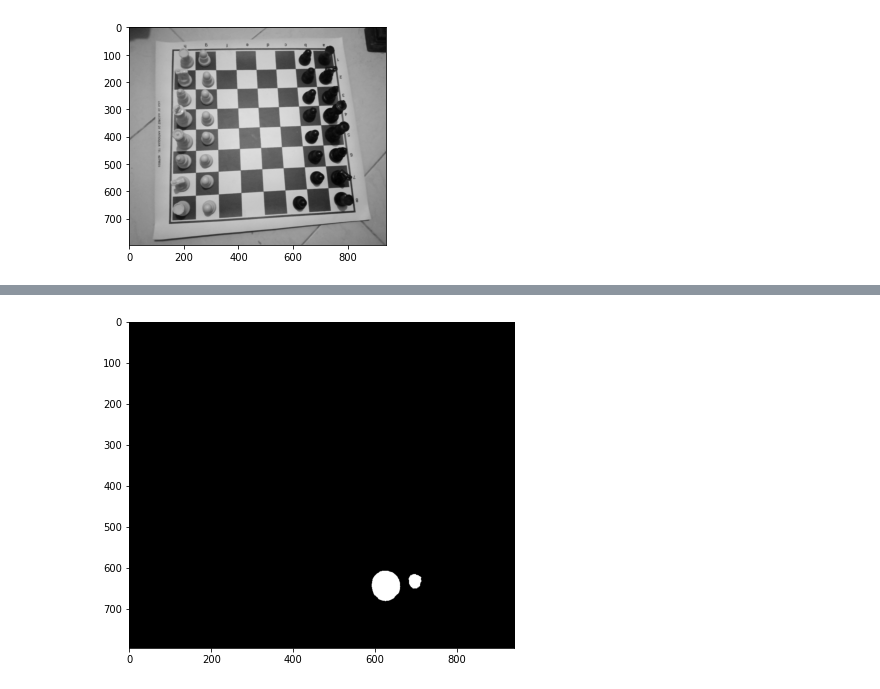
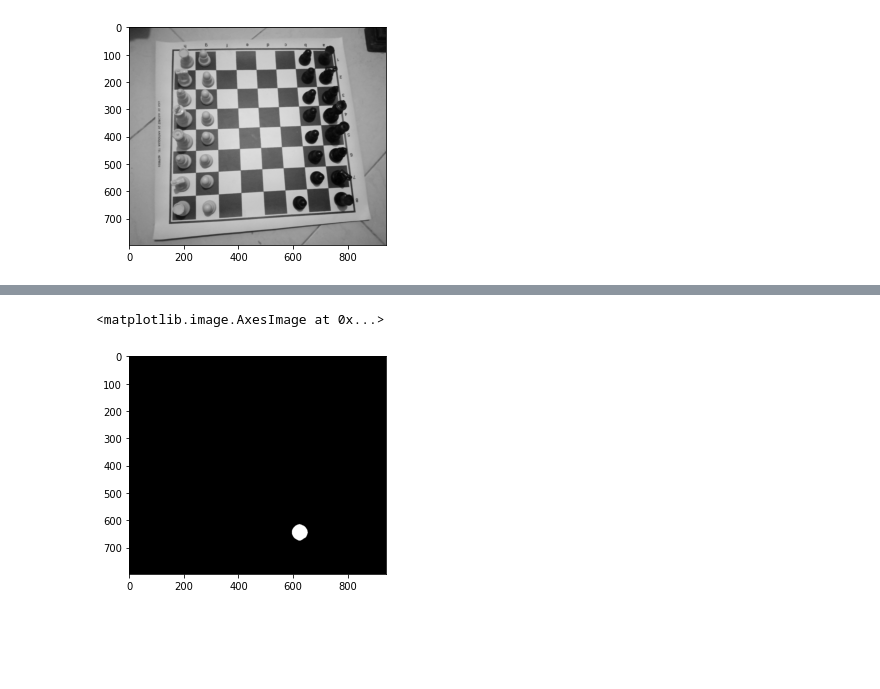
Before and after one commit to SantiagoGuiral/ress, a Jupyter notebook: pruebas/framediff.ipynb, the cells around one changed output, grey strips where cells are left out. Cells and saved outputs as stored; diff of their text form; code cells hidden in the pictures; blank space fills up the shorter version.

Commit message:
test for frame diff

```diff
--- a/pruebas/framediff.ipynb
+++ b/pruebas/framediff.ipynb
@@ -23,14 +8,14 @@ se puede ver que es difícil distinguir entre la pieza movida, demás piezas y c
 # %%
 #imagen1 en escala de grises
-im1gray=cv2.cvtColor(im1,cv2.COLOR_BGR2GRAY)
-plt.imshow(im1gray,cmap="gray")
+prev_frame=cv2.cvtColor(im1,cv2.COLOR_BGR2GRAY)
+plt.imshow(prev_frame,cmap="gray")
 # %% [output]
 <matplotlib.image.AxesImage at 0x...>
 [figure]
 # %%
 # imagen 2 en escala de grises (movimiento de peón negro de casilla verde a blanca)
-im2gray=cv2.cvtColor(im2,cv2.COLOR_BGR2GRAY)
-plt.imshow(im2gray,cmap="gray")
+frame=cv2.cvtColor(im2,cv2.COLOR_BGR2GRAY)
+plt.imshow(frame,cmap="gray")
 # %% [output]
 <matplotlib.image.AxesImage at 0x...>
 [figure]
@@ -70,0 +22,6 @@ Se puede ver que ahora es mucho más facil aplicar un umbral de decisión donde
+# %%
+prev_blur = cv2.blur(prev_frame, (33, 33), 1)
+blur = cv2.blur(frame, (33, 33), 1)
+# %%
+diff = cv2.absdiff(prev_blur, blur)
+plt.imshow(diff, cmap='gray')
@@ -71,7 +31,6 @@ Se puede ver que ahora es mucho más facil aplicar un umbral de decisión donde
 # %%
-out=cv2.threshold(src=subf, thresh=22, maxval=255, type=cv2.THRESH_BINARY)[1]
-plt.figure(figsize=(10,6))
-plt.imshow(out,cmap="gray")
-plt.show()
+h, thresh = cv2.threshold(diff, 50, 255, cv2.THRESH_BINARY)
+plt.imshow(thresh, cmap='gray')
 # %% [output]
+<matplotlib.image.AxesImage at 0x...>
-[figure, old version]
+[figure, new version]
```
Also changed, not shown: parts of 18 cells of this notebook.
